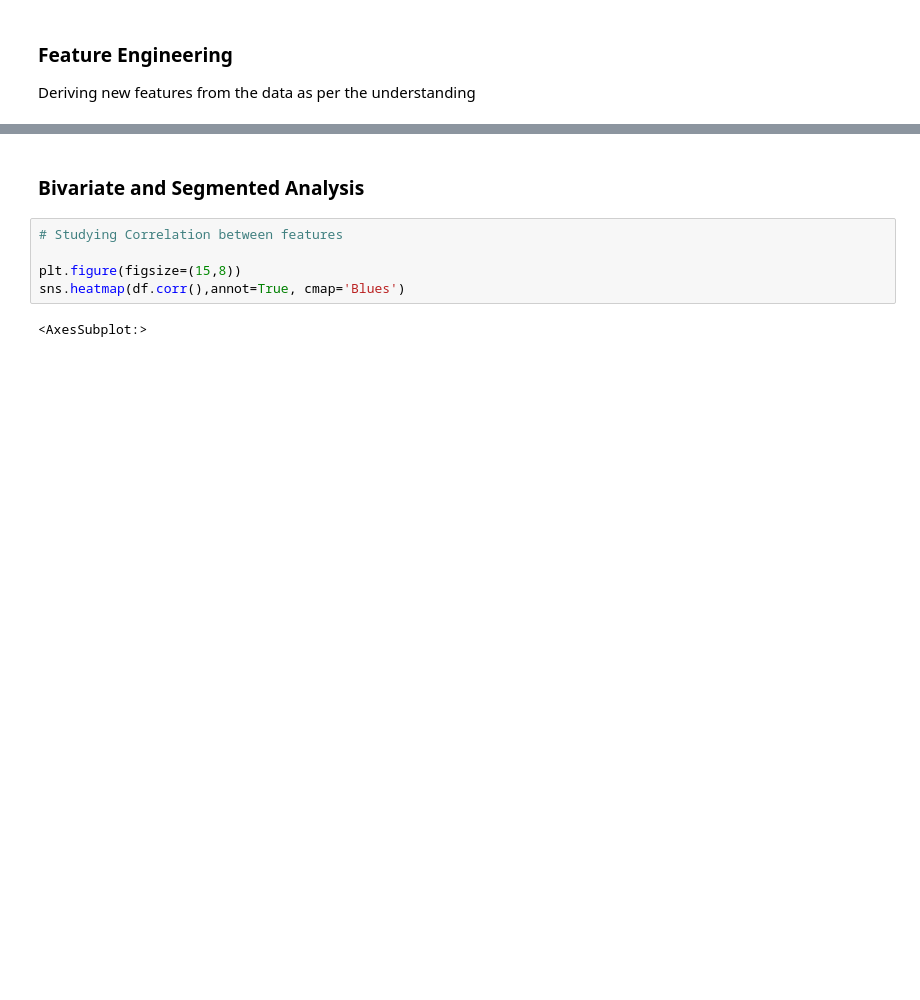
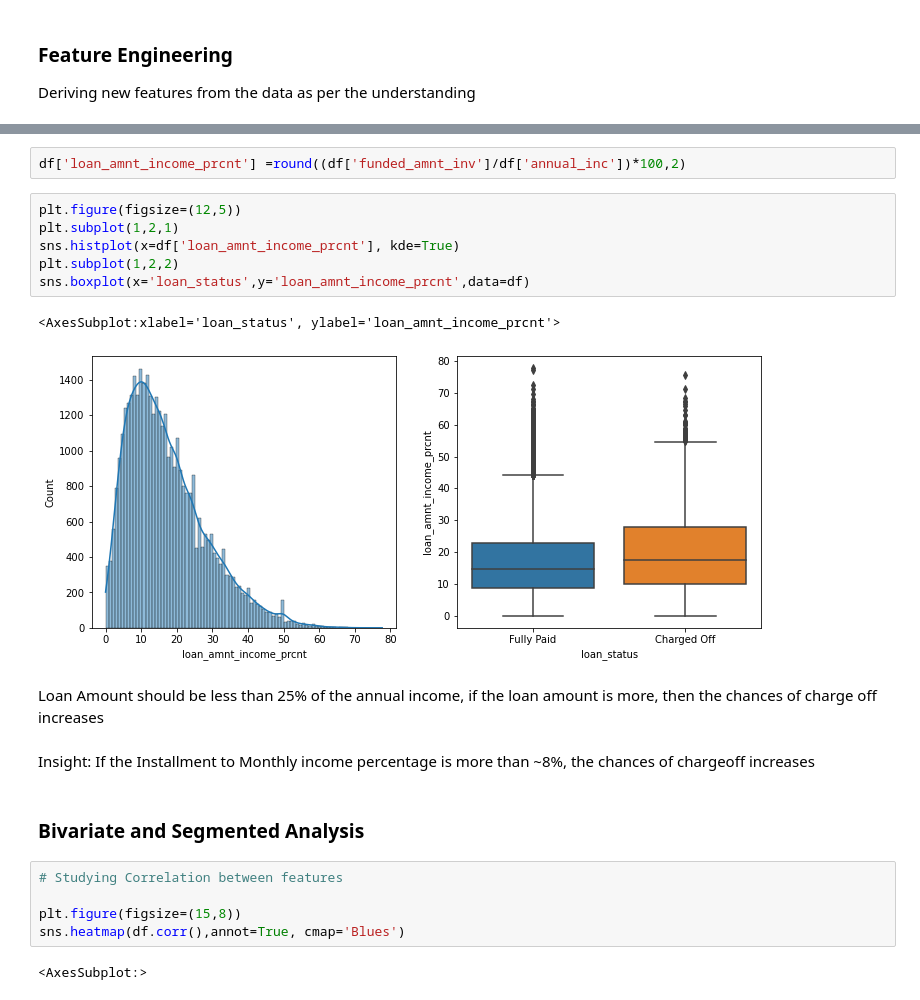
Before and after one commit to GTPrasad/Lending_Club_Case_Study, a Jupyter notebook: Case Study Cleaned.ipynb, the cells around one changed output, grey strips where cells are left out. Cells and saved outputs as stored; diff of their text form; blank space fills up the shorter version.

```diff
--- a/Case Study Cleaned.ipynb
+++ b/Case Study Cleaned.ipynb
@@ -260,3 +258,18 @@ Insight: If the Installment to Monthly income percentage is more than ~8%, the c
+# %%
+df['loan_amnt_income_prcnt'] =round((df['funded_amnt_inv']/df['annual_inc'])*100,2)
+# %%
+plt.figure(figsize=(12,5))
+plt.subplot(1,2,1)
+sns.histplot(x=df['loan_amnt_income_prcnt'], kde=True)
+plt.subplot(1,2,2)
+sns.boxplot(x='loan_status',y='loan_amnt_income_prcnt',data=df)
+# %% [output]
+<AxesSubplot:xlabel='loan_status', ylabel='loan_amnt_income_prcnt'>
+[figure, added]
+# %% [markdown]
+Loan Amount should be less than 25% of the annual income, if the loan amount is more, then the chances of charge off increases
+# %% [markdown]
+Insight: If the Installment to Monthly income percentage is more than ~8%, the chances of chargeoff increases
 # %% [markdown]
 ### Bivariate and Segmented Analysis
 # %%
```
Also changed, not shown: parts of 39 cells of this notebook, 1 other file.
